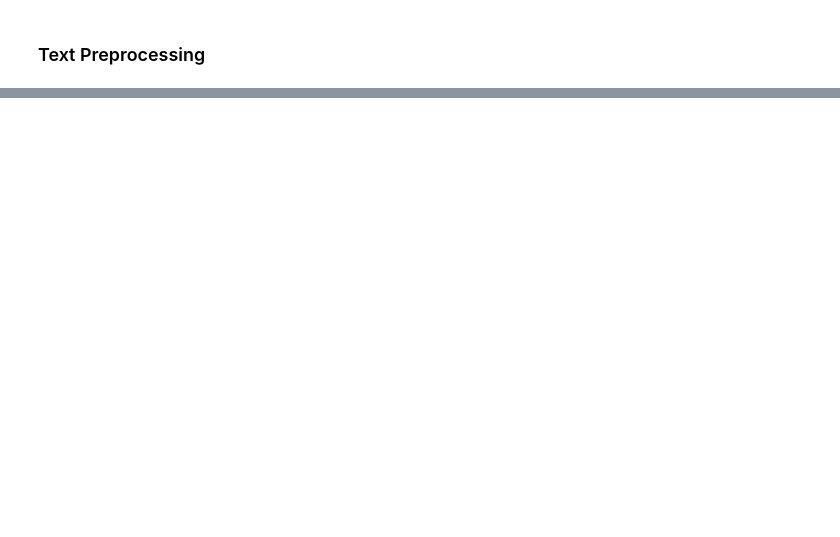
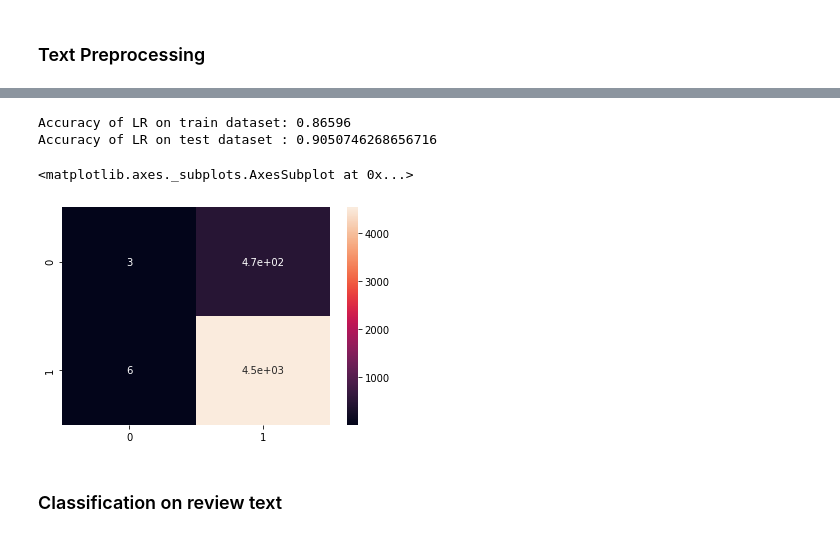
Before and after one commit to sparsh-goil/Machine-Learning-Project, a Jupyter notebook: Logistic_regression.ipynb, the cells around one changed output, grey strips where cells are left out. Saved outputs shown, nothing was run; the diff lists cells and outputs as text; code cells hidden in the pictures; blank space fills up the shorter version.

```diff
--- a/Logistic_regression.ipynb
+++ b/Logistic_regression.ipynb
@@ -175,0 +54,5 @@ predictions_test=LR.predict(X_test_count)
+# %%
+X_train=train_data.drop(['user_id','product_id','year','date','label','rating'],axis=1)
+y_train=train_data.label
+X_test=test_data.drop(['user_id','product_id','year','date','label'],axis=1)
+y_test=test_data.label
@@ -184,5 +121,34 @@ Dataset.shape
+# %%
+# Count vectors + Features
+feature_vector_train=hstack((feature_vector_train,np.array(X_train["user_id_no_of_review"])[:,None]))
+feature_vector_train=hstack((feature_vector_train,np.array(X_train["user_id_ave_rating"])[:,None]))
+feature_vector_train=hstack((feature_vector_train,np.array(X_train["user_id_ave_no_words"])[:,None]))
+feature_vector_train=hstack((feature_vector_train,np.array(X_train["user_id_max_review_a_day"])[:,None]))
+feature_vector_train=hstack((feature_vector_train,np.array(X_train["product_id_no_of_review"])[:,None]))
+feature_vector_train=hstack((feature_vector_train,np.array(X_train["product_id_ave_rating"])[:,None]))
+feature_vector_train=hstack((feature_vector_train,np.array(X_train["product_id_ave_no_of_words"])[:,None]))
+feature_vector_train=hstack((feature_vector_train,np.array(X_train["product_id_max_review_a_day"])[:,None]))
+feature_vector_train=hstack((feature_vector_train,np.array(X_train["word_count"])[:,None]))
+feature_vector_train=hstack((feature_vector_train,np.array(X_train["punctuation_count"])[:,None]))
+feature_vector_train=hstack((feature_vector_train,np.array(X_train["char_count"])[:,None]))
+feature_vector_train=hstack((feature_vector_train,np.array(X_train["title_count"])[:,None]))
+feature_vector_train=hstack((feature_vector_train,count_vect_.transform(X_train["day"])))
+
+feature_vector_test=hstack((feature_vector_test,np.array(X_test["user_id_no_of_review"])[:,None]))
+feature_vector_test=hstack((feature_vector_test,np.array(X_test["user_id_ave_rating"])[:,None]))
+feature_vector_test=hstack((feature_vector_test,np.array(X_test["user_id_ave_no_words"])[:,None]))
+feature_vector_test=hstack((feature_vector_test,np.array(X_test["user_id_max_review_a_day"])[:,None]))
+feature_vector_test=hstack((feature_vector_test,np.array(X_test["product_id_no_of_review"])[:,None]))
+feature_vector_test=hstack((feature_vector_test,np.array(X_test["product_id_ave_rating"])[:,None]))
+feature_vector_test=hstack((feature_vector_test,np.array(X_test["product_id_ave_no_of_words"])[:,None]))
+feature_vector_test=hstack((feature_vector_test,np.array(X_test["product_id_max_review_a_day"])[:,None]))
+feature_vector_test=hstack((feature_vector_test,np.array(X_test["word_count"])[:,None]))
+feature_vector_test=hstack((feature_vector_test,np.array(X_test["punctuation_count"])[:,None]))
+feature_vector_test=hstack((feature_vector_test,np.array(X_test["char_count"])[:,None]))
+feature_vector_test=hstack((feature_vector_test,np.array(X_test["title_count"])[:,None]))
+feature_vector_test=hstack((feature_vector_test,count_vect_.transform(X_test["day"])))
 # %%
 LR= LogisticRegression()
-LR.fit(X_train_count,y_train)
-predictions_train=LR.predict(X_train_count)
-predictions_test=LR.predict(X_test_count)
+LR.fit(feature_vector_train,y_train)
+predictions_train=LR.predict(feature_vector_train)
+y_pred=LR.predict(feature_vector_test)
@@ -188,0 +191,14 @@ predictions_test=LR.predict(X_test_count)
+# %%
+print("Accuracy of LR on train dataset:",accuracy_score(y_train,predictions_train))
+print("Accuracy of LR on test dataset :",accuracy_score(y_test,y_pred))
+# %% [output]
+Accuracy of LR on train dataset: 0.86596
+Accuracy of LR on test dataset : 0.9050746268656716
+# %%
+cm=confusion_matrix(y_test,y_pred)
+sns.heatmap(cm,annot=True)
+# %% [output]
+<matplotlib.axes._subplots.AxesSubplot at 0x...>
+[figure, added]
+# %% [markdown]
+### Classification on review text
```
Also changed, not shown: parts of 36 cells of this notebook.
